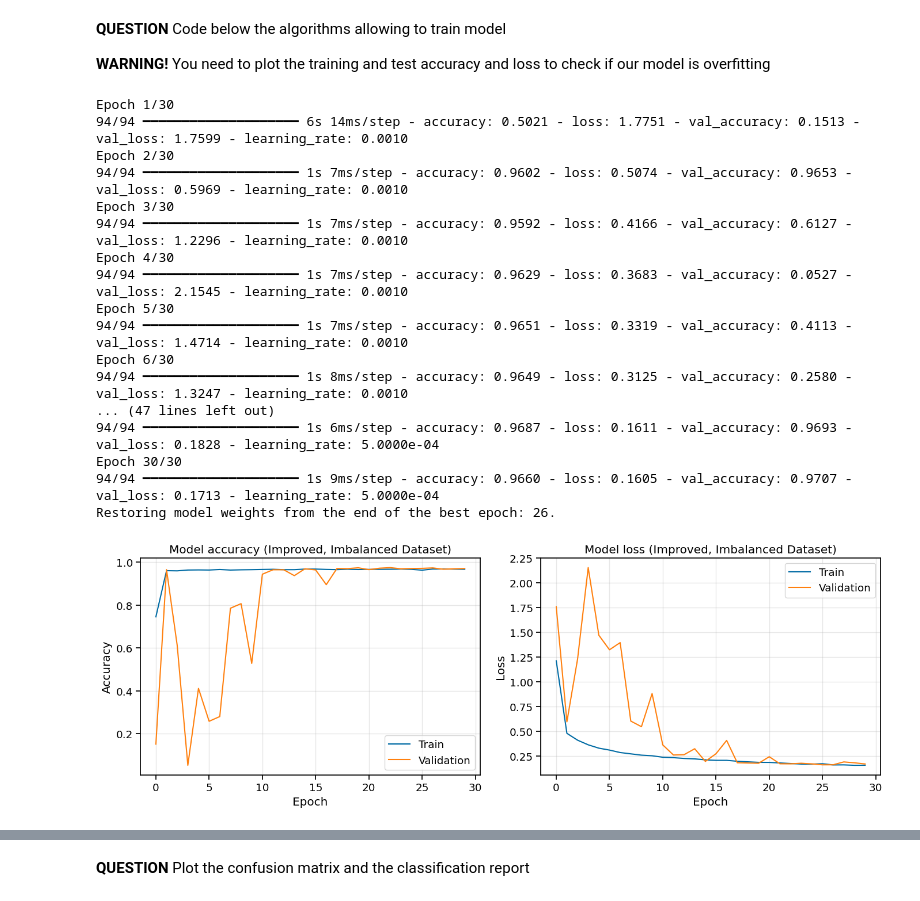
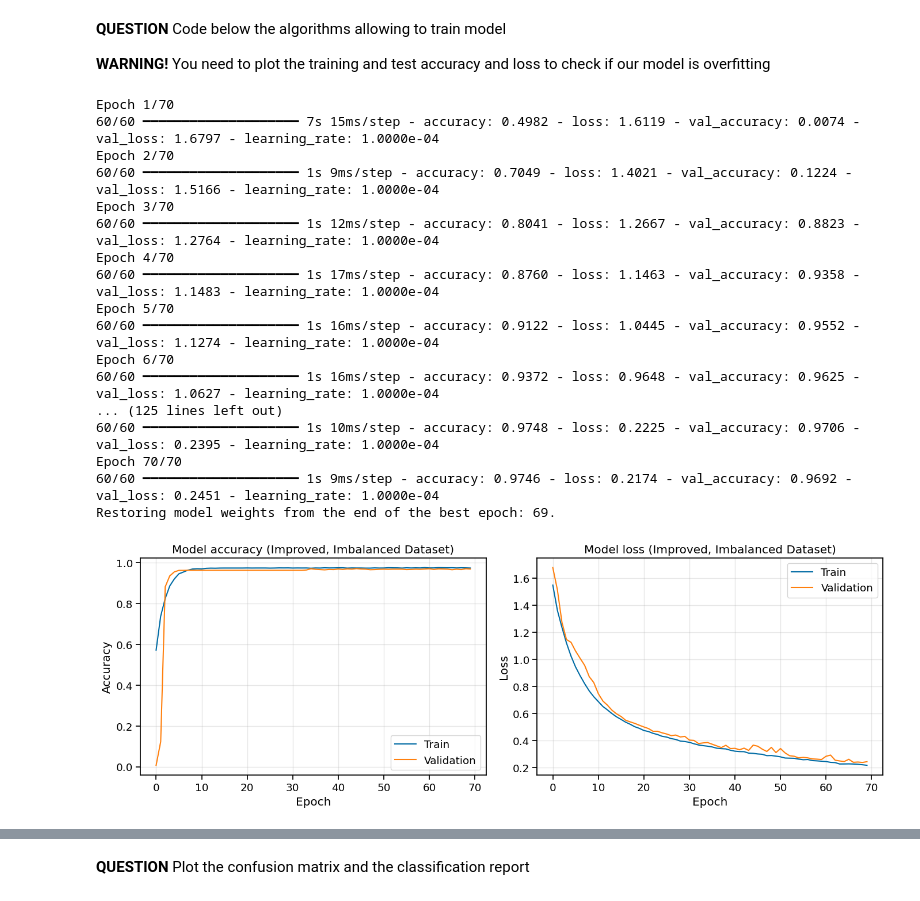
Before and after one commit to Tichow/TP_IA_embarquee, a Jupyter notebook: neural_network/TP_IA_EMBARQUEE.ipynb, the cells around one changed output, grey strips where cells are left out. Cells and saved outputs as stored; diff of their text form; code cells hidden in the pictures.

```diff
--- a/neural_network/TP_IA_EMBARQUEE.ipynb
+++ b/neural_network/TP_IA_EMBARQUEE.ipynb
@@ -589,7 +607,7 @@ Model: "sequential_1"
 # Define callbacks for training
 early_stopping = EarlyStopping(
     monitor='val_loss',
-    patience=10,
+    patience=20,
     restore_best_weights=True,
     verbose=1
 )
@@ -597,16 +615,16 @@ early_stopping = EarlyStopping(
 reduce_lr = ReduceLROnPlateau(
     monitor='val_loss',
     factor=0.5,
-    patience=5,
-    min_lr=0.0001,
+    patience=10,
+    min_lr=0.00001,
     verbose=1
 )
 
 # Train the model without balancing
 history = improved_model.fit(
-    X_train_imb, y_train_imb,  # Using the imbalanced dataset
-    epochs=30,
-    batch_size=64,
+    X_train, y_train,
+    epochs=70,
+    batch_size=100,
     validation_split=0.2,
     callbacks=[early_stopping, reduce_lr],
     verbose=1
@@ -616,48 +634,48 @@ history = improved_model.fit(
 plt.figure(figsize=(14, 5))
 
 # Plot training & validation accuracy values
 plt.subplot(1, 2, 1)
 plt.plot(history.history['accuracy'])
 plt.plot(history.history['val_accuracy'])
 plt.title('Model accuracy (Improved, Imbalanced Dataset)')
 plt.ylabel('Accuracy')
 plt.xlabel('Epoch')
 plt.legend(['Train', 'Validation'], loc='lower right')
 plt.grid(alpha=0.3)
 
 # Plot training & validation loss values
 plt.subplot(1, 2, 2)
 plt.plot(history.history['loss'])
 plt.plot(history.history['val_loss'])
 plt.title('Model loss (Improved, Imbalanced Dataset)')
 plt.ylabel('Loss')
 plt.xlabel('Epoch')
 plt.legend(['Train', 'Validation'], loc='upper right')
 plt.grid(alpha=0.3)
 
 plt.tight_layout()
 plt.show()
 
 # Evaluate the model
 test_loss, test_acc = improved_model.evaluate(X_test, y_test, verbose=0)
 print(f"Test accuracy: {test_acc:.4f}")
 print(f"Test loss: {test_loss:.4f}")
 # %% [output]
-Epoch 1/30
-94/94 ━━━━━━━━━━━━━━━━━━━━ 6s 14ms/step - accuracy: 0.5021 - loss: 1.7751 - val_accuracy: 0.1513 - val_loss: 1.7599 - learning_rate: 0.0010
-Epoch 2/30
-94/94 ━━━━━━━━━━━━━━━━━━━━ 1s 7ms/step - accuracy: 0.9602 - loss: 0.5074 - val_accuracy: 0.9653 - val_loss: 0.5969 - learning_rate: 0.0010
-Epoch 3/30
-94/94 ━━━━━━━━━━━━━━━━━━━━ 1s 7ms/step - accuracy: 0.9592 - loss: 0.4166 - val_accuracy: 0.6127 - val_loss: 1.2296 - learning_rate: 0.0010
-Epoch 4/30
-94/94 ━━━━━━━━━━━━━━━━━━━━ 1s 7ms/step - accuracy: 0.9629 - loss: 0.3683 - val_accuracy: 0.0527 - val_loss: 2.1545 - learning_rate: 0.0010
-Epoch 5/30
-94/94 ━━━━━━━━━━━━━━━━━━━━ 1s 7ms/step - accuracy: 0.9651 - loss: 0.3319 - val_accuracy: 0.4113 - val_loss: 1.4714 - learning_rate: 0.0010
-Epoch 6/30
-94/94 ━━━━━━━━━━━━━━━━━━━━ 1s 8ms/step - accuracy: 0.9649 - loss: 0.3125 - val_accuracy: 0.2580 - val_loss: 1.3247 - learning_rate: 0.0010
-... (47 lines left out)
-94/94 ━━━━━━━━━━━━━━━━━━━━ 1s 6ms/step - accuracy: 0.9687 - loss: 0.1611 - val_accuracy: 0.9693 - val_loss: 0.1828 - learning_rate: 5.0000e-04
-Epoch 30/30
-94/94 ━━━━━━━━━━━━━━━━━━━━ 1s 9ms/step - accuracy: 0.9660 - loss: 0.1605 - val_accuracy: 0.9707 - val_loss: 0.1713 - learning_rate: 5.0000e-04
-Restoring model weights from the end of the best epoch: 26.
+Epoch 1/70
+60/60 ━━━━━━━━━━━━━━━━━━━━ 7s 15ms/step - accuracy: 0.4982 - loss: 1.6119 - val_accuracy: 0.0074 - val_loss: 1.6797 - learning_rate: 1.0000e-04
+Epoch 2/70
+60/60 ━━━━━━━━━━━━━━━━━━━━ 1s 9ms/step - accuracy: 0.7049 - loss: 1.4021 - val_accuracy: 0.1224 - val_loss: 1.5166 - learning_rate: 1.0000e-04
+Epoch 3/70
+60/60 ━━━━━━━━━━━━━━━━━━━━ 1s 12ms/step - accuracy: 0.8041 - loss: 1.2667 - val_accuracy: 0.8823 - val_loss: 1.2764 - learning_rate: 1.0000e-04
+Epoch 4/70
+60/60 ━━━━━━━━━━━━━━━━━━━━ 1s 17ms/step - accuracy: 0.8760 - loss: 1.1463 - val_accuracy: 0.9358 - val_loss: 1.1483 - learning_rate: 1.0000e-04
+Epoch 5/70
+60/60 ━━━━━━━━━━━━━━━━━━━━ 1s 16ms/step - accuracy: 0.9122 - loss: 1.0445 - val_accuracy: 0.9552 - val_loss: 1.1274 - learning_rate: 1.0000e-04
+Epoch 6/70
+60/60 ━━━━━━━━━━━━━━━━━━━━ 1s 16ms/step - accuracy: 0.9372 - loss: 0.9648 - val_accuracy: 0.9625 - val_loss: 1.0627 - learning_rate: 1.0000e-04
+... (125 lines left out)
+60/60 ━━━━━━━━━━━━━━━━━━━━ 1s 10ms/step - accuracy: 0.9748 - loss: 0.2225 - val_accuracy: 0.9706 - val_loss: 0.2395 - learning_rate: 1.0000e-04
+Epoch 70/70
+60/60 ━━━━━━━━━━━━━━━━━━━━ 1s 9ms/step - accuracy: 0.9746 - loss: 0.2174 - val_accuracy: 0.9692 - val_loss: 0.2451 - learning_rate: 1.0000e-04
+Restoring model weights from the end of the best epoch: 69.
-[figure, old version]
+[figure, new version]
```
Also changed, not shown: parts of 11 cells of this notebook.
